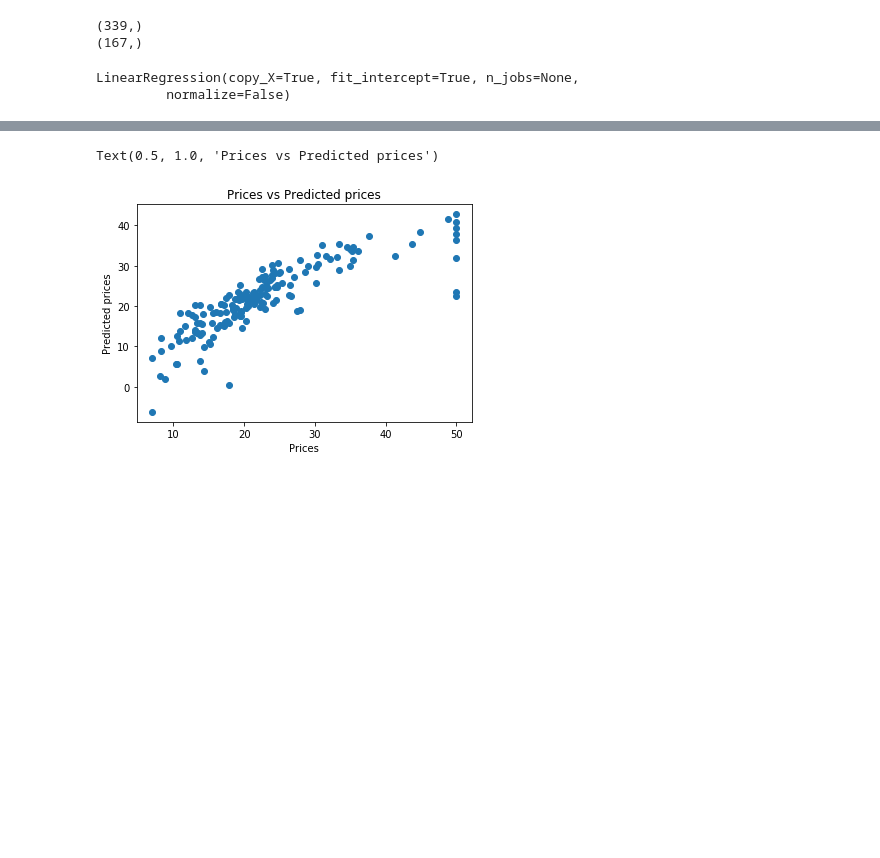
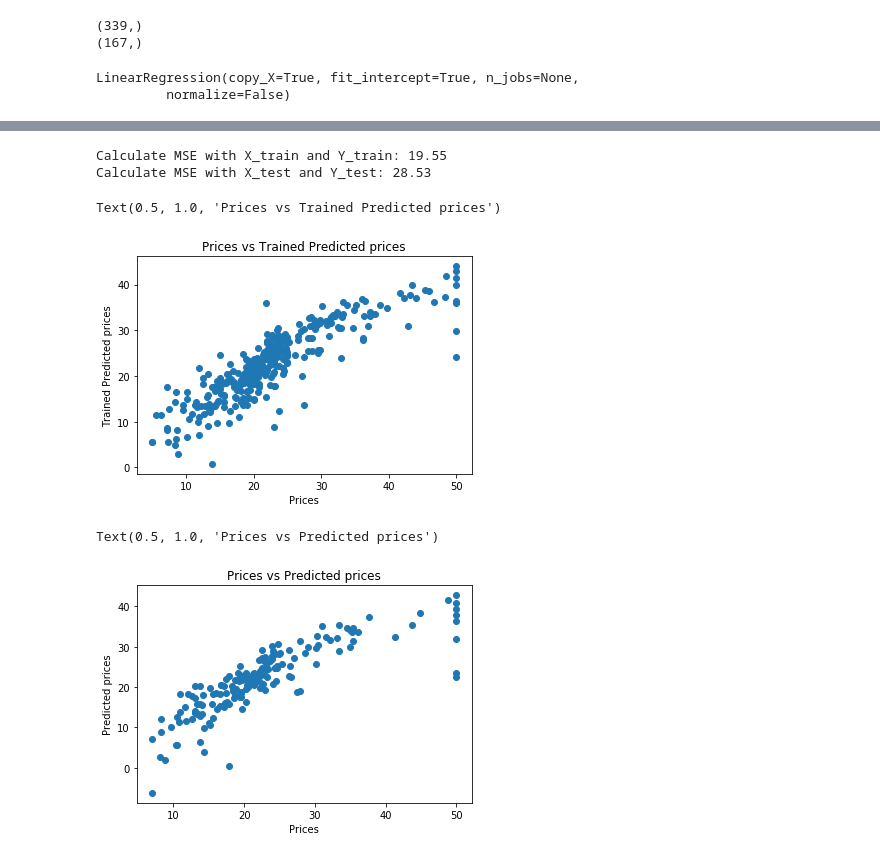
Before and after one commit to prashanthms99/SL-MLA, a Jupyter notebook: Regression/Boston_Housing/Boston_Housing.ipynb, the cells around one changed output, grey strips where cells are left out. Drawn from its saved outputs; the diff is of its cells as text; code cells hidden in the pictures; blank space fills up the shorter version.

```diff
--- a/Regression/Boston_Housing/Boston_Housing.ipynb
+++ b/Regression/Boston_Housing/Boston_Housing.ipynb
@@ -120,3 +154,20 @@ LinearRegression(copy_X=True, fit_intercept=True, n_jobs=None,
 # %%
-Y_pred = lm.predict(X_test)
+pred_train = lm.predict(X_train)
+pred_test = lm.predict(X_test)
+# %%
+print("Calculate MSE with X_train and Y_train: %.2f"  % np.mean((Y_train - pred_train) ** 2))
+
+print("Calculate MSE with X_test and Y_test: %.2f"  %np.mean((Y_test - pred_test) ** 2))
+# %% [output]
+Calculate MSE with X_train and Y_train: 19.55
+Calculate MSE with X_test and Y_test: 28.53
+# %%
+pt.scatter(Y_train, pred_train)
+
+pt.xlabel("Prices")
+pt.ylabel("Trained Predicted prices")
+pt.title("Prices vs Trained Predicted prices")
+# %% [output]
+Text(0.5, 1.0, 'Prices vs Trained Predicted prices')
+[figure, added]
 # %%
```
Also changed, not shown: parts of 4 cells of this notebook, 1 other file.
